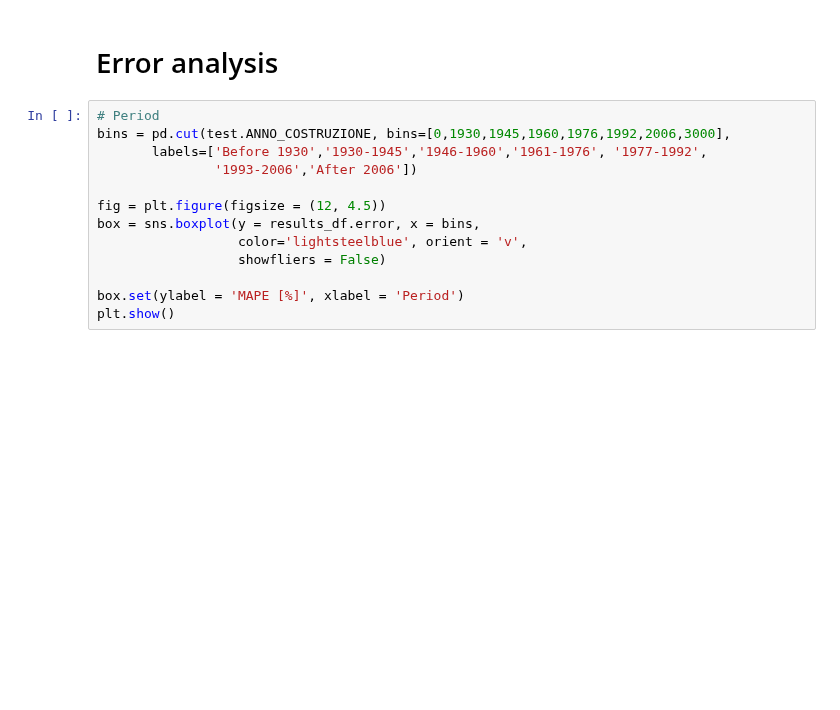
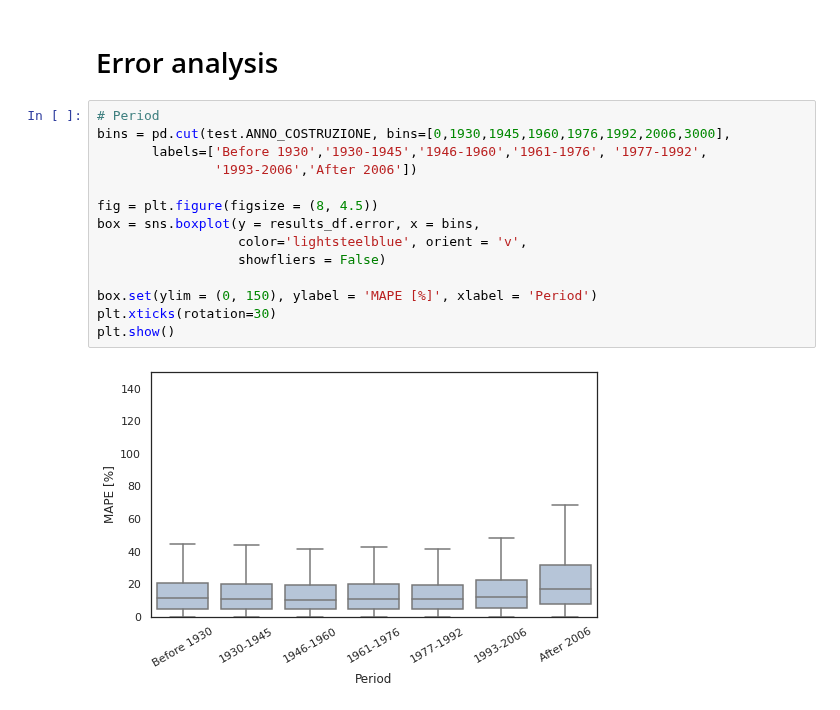
Before and after one commit to rboghe/cened, a Jupyter notebook: cened_1_2_ml.ipynb, the cells around one changed output. Cells and saved outputs as stored; diff of their text form; blank space fills up the shorter version.

```diff
--- a/cened_1_2_ml.ipynb
+++ b/cened_1_2_ml.ipynb
@@ -357,15 +417,18 @@ plot_importance(light)
 # %%
 # Period
 bins = pd.cut(test.ANNO_COSTRUZIONE, bins=[0,1930,1945,1960,1976,1992,2006,3000],
        labels=['Before 1930','1930-1945','1946-1960','1961-1976', '1977-1992',
                '1993-2006','After 2006'])
 
-fig = plt.figure(figsize = (12, 4.5))
+fig = plt.figure(figsize = (8, 4.5))
 box = sns.boxplot(y = results_df.error, x = bins,
                   color='lightsteelblue', orient = 'v',
                   showfliers = False)
 
-box.set(ylabel = 'MAPE [%]', xlabel = 'Period')
+box.set(ylim = (0, 150), ylabel = 'MAPE [%]', xlabel = 'Period')
+plt.xticks(rotation=30)
 plt.show()
+# %% [output]
+[figure, added]
 # %%
 # Error
```
Also changed, not shown: parts of 22 cells of this notebook.
